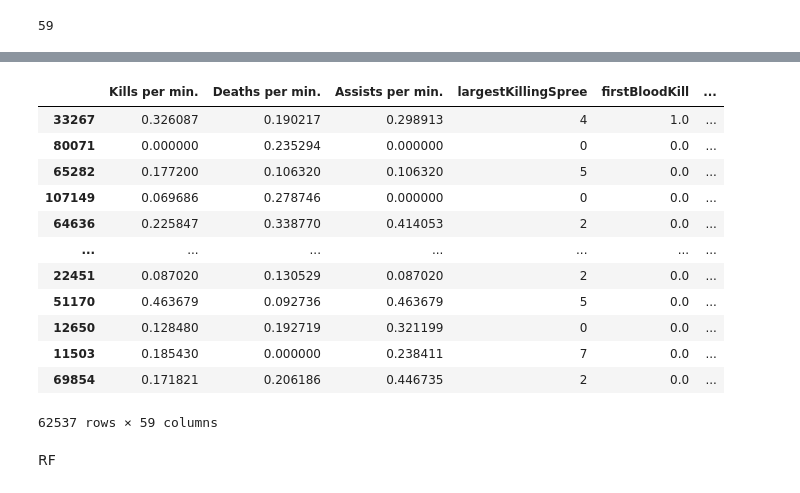
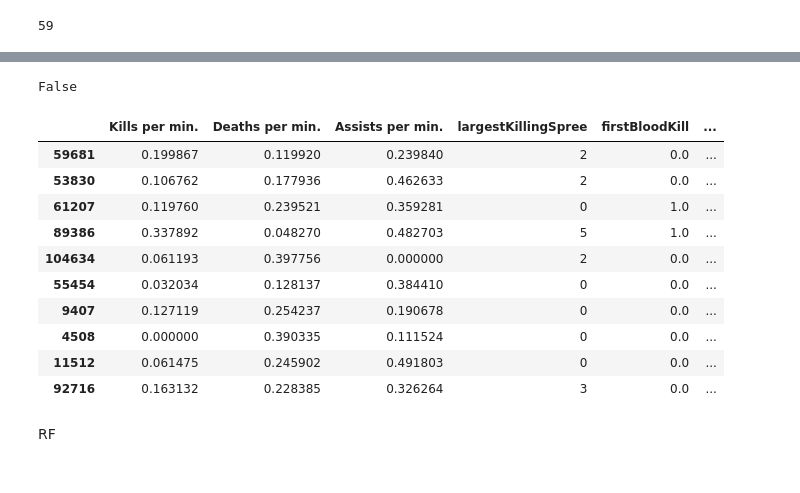
Before and after one commit to yi-ye-zhi-qiu/personalwebsite, a Jupyter notebook: models/Untitled.ipynb, the cells around one changed output, grey strips where cells are left out. Drawn from its saved outputs; the diff is of its cells as text; code cells hidden in the pictures.

```diff
--- a/models/Untitled.ipynb
+++ b/models/Untitled.ipynb
@@ -289,7 +289,7 @@ _use_df = pd.DataFrame()
 59
 # %%
 
-j = ['item0', 'item1', 'item2', 'item3', 'item4', 'item5', 'item6', 'kills',
+j = ['kills',
      'deaths', 'assists', 'largestKillingSpree', 'largestMultiKill', 'killingSprees',
      'longestTimeSpentLiving', 'doubleKills', 'tripleKills', 'quadraKills', 'pentaKills',
      'totalDamageDealt', 'magicDamageDealt', 'physicalDamageDealt', 'trueDamageDealt',
@@ -344,0 +335,2 @@ _use_df_2
+# %%
+df = _use_df_2.copy()
@@ -345,15 +344,12 @@ _use_df_2
 # %%
-X = _use_df_2.drop(["win"], axis=1)
-y = _use_df_2["win"]
 
-# X['kills'] = pd.to_numeric(_use_df_2['kills'])
-
+#Define features we want to convert to rates
 rate_features = [
     "kills", "deaths", "assists", "killingSprees", "doubleKills",
     "tripleKills", "quadraKills", "pentaKills",
     "totalDamageDealt", "magicDamageDealtToChampions", "physicalDamageDealt", "trueDamageDealt",
     "totalDamageDealtToChampions", "magicDamageDealtToChampions", "physicalDamageDealtToChampions", "trueDamageDealtToChampions",
-    "trueDamageDealtToChampions",
+    "trueDamageDealtToChampions", "magicDamageDealt",
     "totalHeal", "totalUnitsHealed", "damageDealtToObjectives", "timeCCingOthers", "totalDamageTaken",
     "magicalDamageTaken" , "physicalDamageTaken", "trueDamageTaken", "goldEarned", "goldSpent",
     "totalMinionsKilled", "neutralMinionsKilled", "neutralMinionsKilledTeamJungle",
@@ -361,19 +357,13 @@ rate_features = [
     "wardsPlaced", "wardsKilled"
 ]
 
-for col in list(X.columns):
-    X[col] = pd.to_numeric(X[col])
+#Convery rate features to per minute rates of the game
+for feature_name in rate_features:
+    X_[feature_name] /= X_["gameDuration"] / 60 # per minute rate
 
-for feature_name in rate_features:
-    X[feature_name] /= X["gameDuration"] / 60 # per minute rate
+X_["longestTimeSpentLiving"] /= X_["gameDuration"]
 
-X["longestTimeSpentLiving"] = pd.to_numeric(X["longestTimeSpentLiving"])
-X["longestTimeSpentLiving"] /= X["gameDuration"]
-
-# convert to fraction of game
-X["longestTimeSpentLiving"] /= X["gameDuration"]
-
-# define friendly names for the features
+# Define friendly names for the features
 full_names = {
     "kills": "Kills per min.",
     "deaths": "Deaths per min.",
@@ -415,29 +405,33 @@ full_names = {
     "inhibitorKills": "# of inhibitor kills",
     "damageDealtToTurrets": "Damage to turrets"
 }
-feature_names = [full_names.get(n, n) for n in X.columns]
-X.columns = feature_names
-
-# create train/validation split
-Xt, Xv, yt, yv = train_test_split(X,y, test_size=0.2, random_state=10)
-dt = xgb.DMatrix(Xt, label=yt.values, enable_categorical=True)
-dv = xgb.DMatrix(Xv, label=yv.values)
+#Replace columns with nicer names
+feature_names = [full_names.get(n, n) for n in X_.columns]
+X_.columns = feature_names
+# %%
+# create train/validation split
+Xt, Xv, yt, yv = train_test_split(X_,y_, test_size=0.2, random_state=10)
+dt = xgb.DMatrix(Xt, label=yt.values, enable_categorical=True)
+dv = xgb.DMatrix(Xv, label=yv.values)
+# %%
+#Check null values
+Xt.isnull().values.any()
+# %% [output]
+False
 # %%
-Xt
+Xt.sample(10)
 # %% [output]
 |  | Kills per min. | Deaths per min. | Assists per min. | largestKillingSpree | firstBloodKill | ... |
-| 33267 | 0.326087 | 0.190217 | 0.298913 | 4 | 1.0 | ... |
-| 80071 | 0.000000 | 0.235294 | 0.000000 | 0 | 0.0 | ... |
-| 65282 | 0.177200 | 0.106320 | 0.106320 | 5 | 0.0 | ... |
-| 107149 | 0.069686 | 0.278746 | 0.000000 | 0 | 0.0 | ... |
-| 64636 | 0.225847 | 0.338770 | 0.414053 | 2 | 0.0 | ... |
-| ... | ... | ... | ... | ... | ... | ... |
-| 22451 | 0.087020 | 0.130529 | 0.087020 | 2 | 0.0 | ... |
-| 51170 | 0.463679 | 0.092736 | 0.463679 | 5 | 0.0 | ... |
-| 12650 | 0.128480 | 0.192719 | 0.321199 | 0 | 0.0 | ... |
-| 11503 | 0.185430 | 0.000000 | 0.238411 | 7 | 0.0 | ... |
-| 69854 | 0.171821 | 0.206186 | 0.446735 | 2 | 0.0 | ... |
+| 59681 | 0.199867 | 0.119920 | 0.239840 | 2 | 0.0 | ... |
+| 53830 | 0.106762 | 0.177936 | 0.462633 | 2 | 0.0 | ... |
+| 61207 | 0.119760 | 0.239521 | 0.359281 | 0 | 1.0 | ... |
+| 89386 | 0.337892 | 0.048270 | 0.482703 | 5 | 1.0 | ... |
+| 104634 | 0.061193 | 0.397756 | 0.000000 | 2 | 0.0 | ... |
+| 55454 | 0.032034 | 0.128137 | 0.384410 | 0 | 0.0 | ... |
+| 9407 | 0.127119 | 0.254237 | 0.190678 | 0 | 0.0 | ... |
+| 4508 | 0.000000 | 0.390335 | 0.111524 | 0 | 0.0 | ... |
+| 11512 | 0.061475 | 0.245902 | 0.491803 | 0 | 0.0 | ... |
+| 92716 | 0.163132 | 0.228385 | 0.326264 | 3 | 0.0 | ... |
-62537 rows × 59 columns
 # %% [markdown]
 RF
 # %%
```
Also changed, not shown: parts of 5 cells of this notebook.
